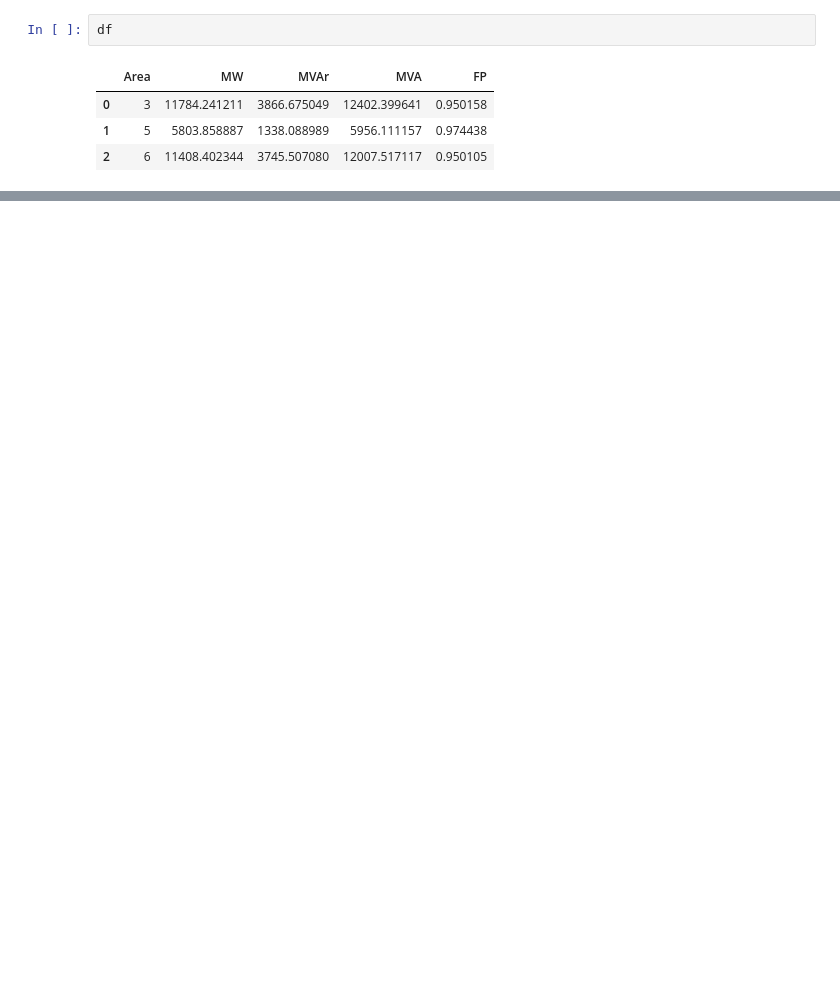
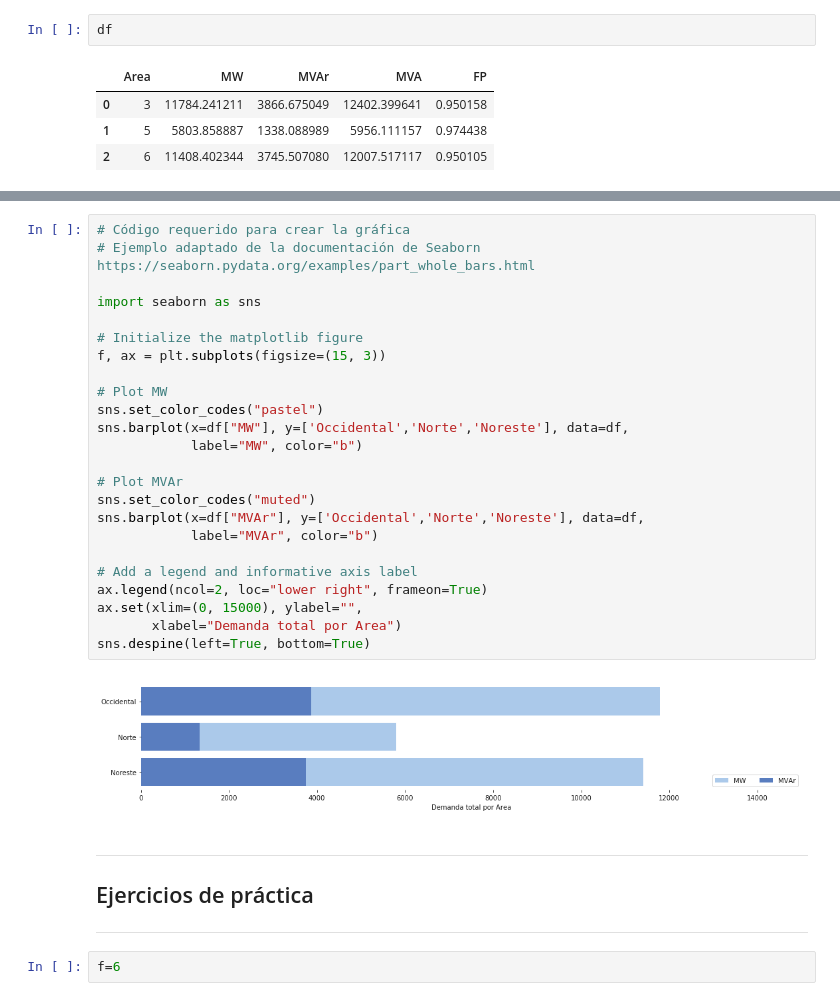
Before and after one commit to CoryVegan/PSSE-1, a Jupyter notebook: Intro_NB.ipynb, the cells around one changed output, grey strips where cells are left out. Drawn from its saved outputs; the diff is of its cells as text; blank space fills up the shorter version.

Commit message:
Otra Gráfica

```diff
--- a/Intro_NB.ipynb
+++ b/Intro_NB.ipynb
@@ -470,3 +476,37 @@ plt.legend((p1[0], p2[0]), ('MW', 'MVAr'))
 plt.show()
 # %% [output]
 [figure]
+# %%
+# Código requerido para crear la gráfica
+# Ejemplo adaptado de la documentación de Seaborn https://seaborn.pydata.org/examples/part_whole_bars.html
+
+import seaborn as sns
+
+# Initialize the matplotlib figure
+f, ax = plt.subplots(figsize=(15, 3))
+
+# Plot MW
+sns.set_color_codes("pastel")
+sns.barplot(x=df["MW"], y=['Occidental','Norte','Noreste'], data=df,
+            label="MW", color="b")
+
+# Plot MVAr
+sns.set_color_codes("muted")
+sns.barplot(x=df["MVAr"], y=['Occidental','Norte','Noreste'], data=df,
+            label="MVAr", color="b")
+
+# Add a legend and informative axis label
+ax.legend(ncol=2, loc="lower right", frameon=True)
+ax.set(xlim=(0, 15000), ylabel="",
+       xlabel="Demanda total por Area")
+sns.despine(left=True, bottom=True)
+# %% [output]
+[figure, added]
+# %% [markdown]
+---
+
+## Ejercicios de práctica
+
+---
+# %%
+f=6
```
Also changed, not shown: parts of 6 cells of this notebook.
